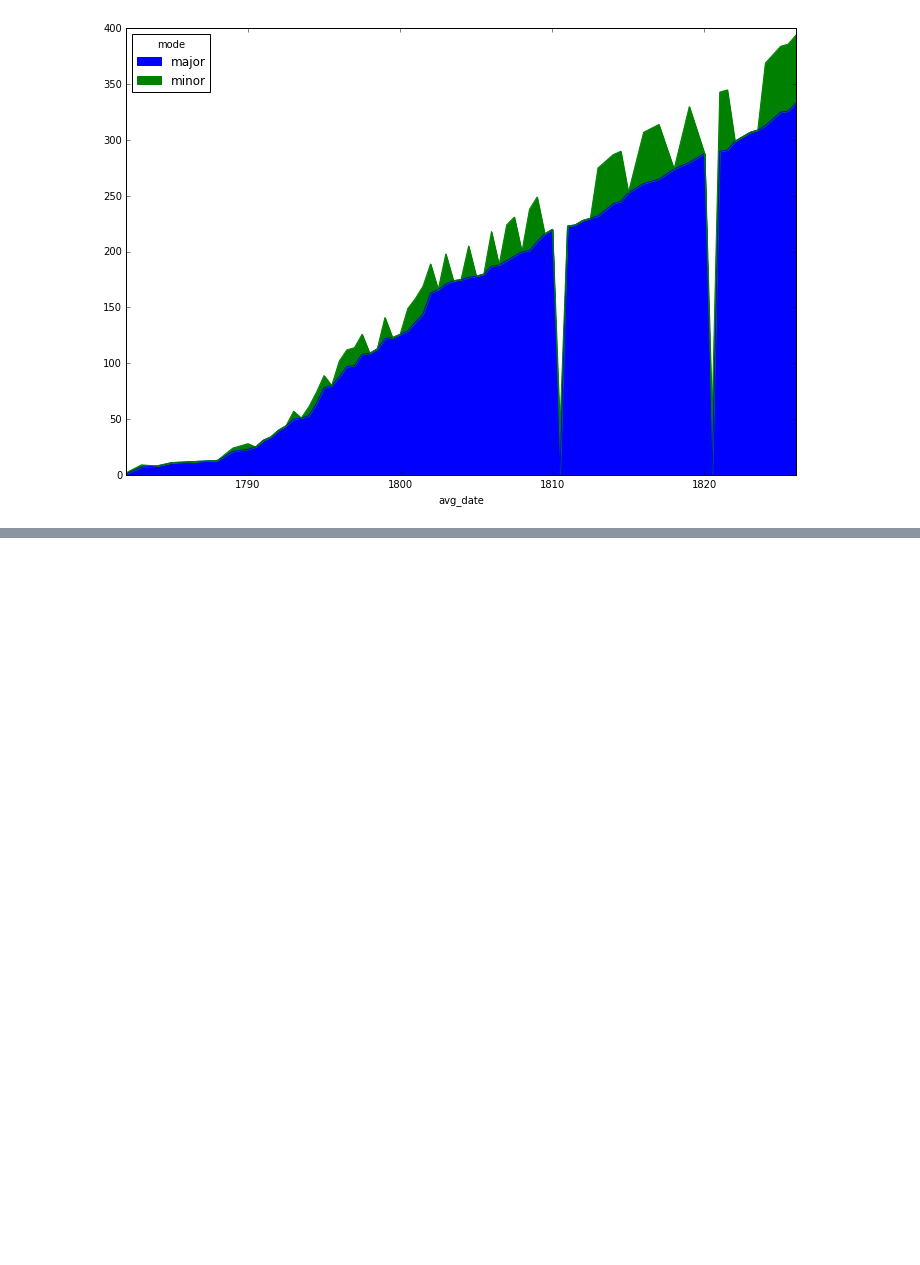
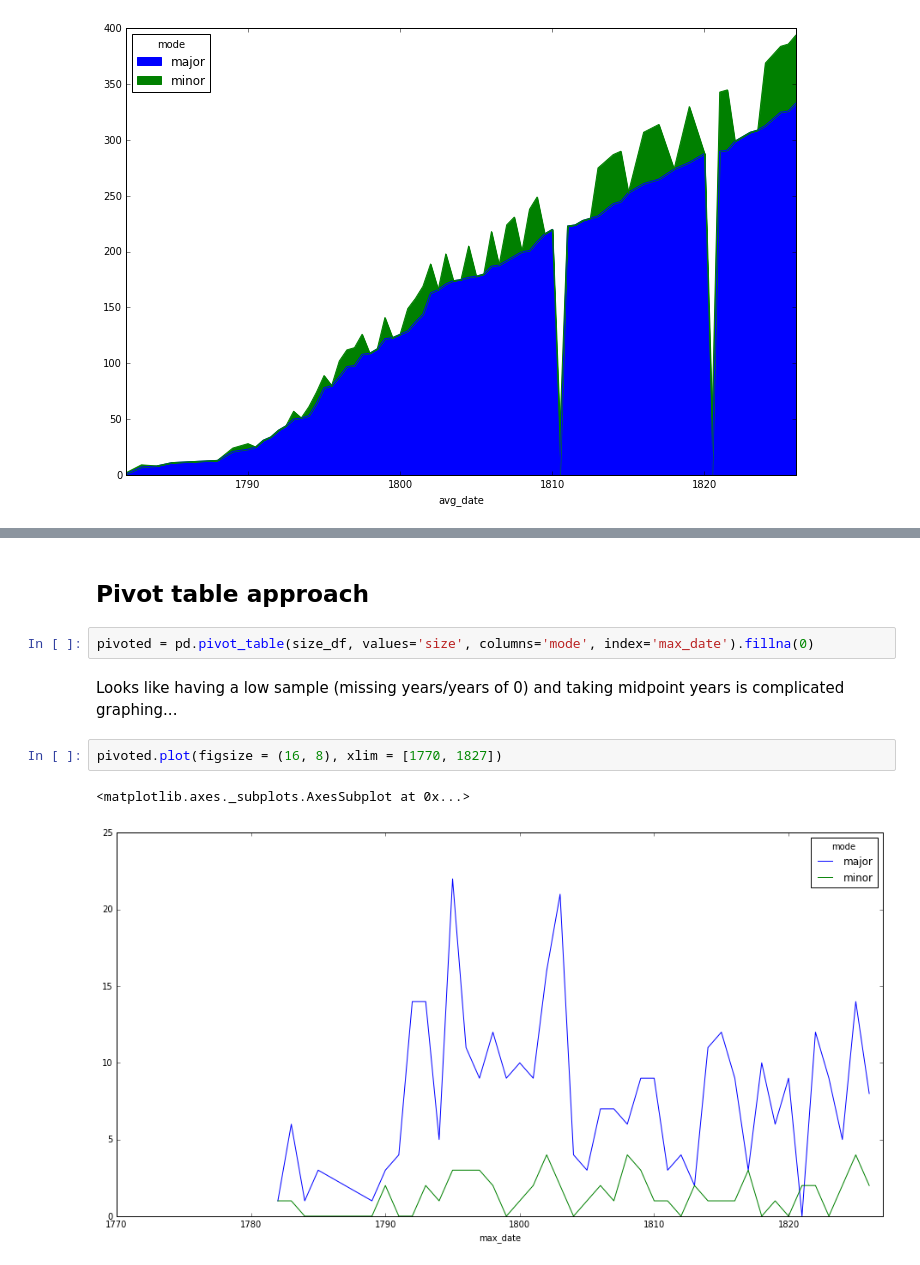
Before and after one commit to mzhang13/visualizing_beethoven_oeuvre, a Jupyter notebook: scrape_clean_data.ipynb, the cells around one changed output, grey strips where cells are left out. Drawn from its saved outputs; the diff is of its cells as text; blank space fills up the shorter version.

```diff
--- a/scrape_clean_data.ipynb
+++ b/scrape_clean_data.ipynb
@@ -476,0 +514,11 @@ pivoted_cumsum.plot(kind = "area", figsize = (12, 8))
+# %% [markdown]
+## Pivot table approach
+# %%
+pivoted = pd.pivot_table(size_df, values='size', columns='mode', index='max_date').fillna(0)
+# %% [markdown]
+Looks like having a low sample (missing years/years of 0) and taking midpoint years is complicated graphing...
+# %%
+pivoted.plot(figsize = (16, 8), xlim = [1770, 1827])
+# %% [output]
+<matplotlib.axes._subplots.AxesSubplot at 0x...>
+[figure, added]
```
Also changed, not shown: parts of 46 cells of this notebook.
